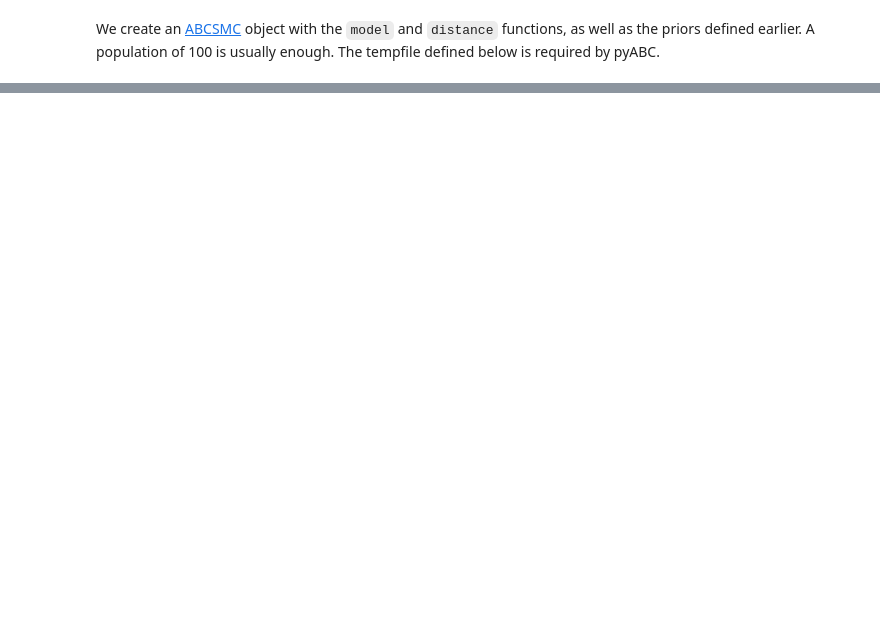
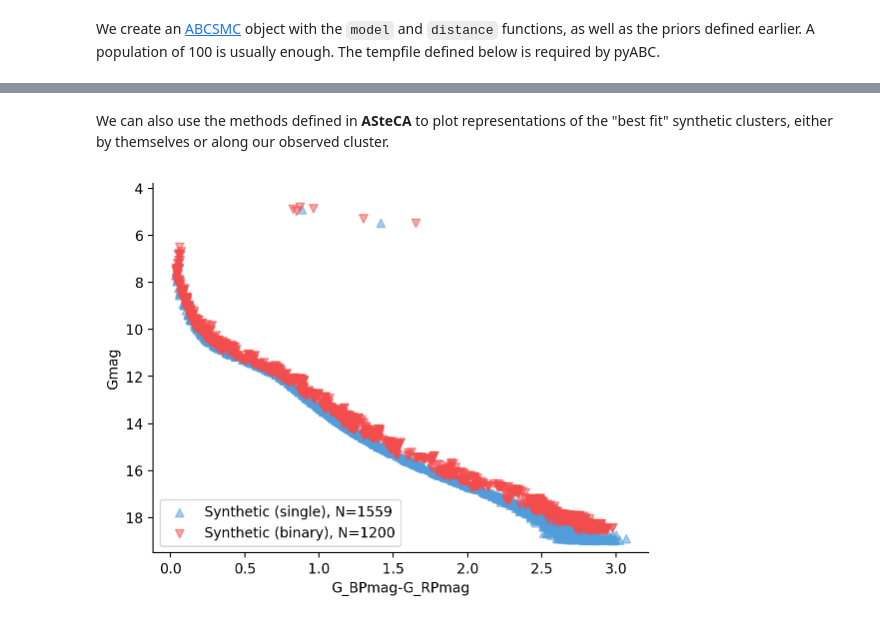
Before and after one commit to asteca/ASteCA, a Jupyter notebook: docs/source/tutorials/quickstart.ipynb, the cells around one changed output, grey strips where cells are left out. Saved outputs shown, nothing was run; the diff lists cells and outputs as text; code cells hidden in the pictures; blank space fills up the shorter version.

```diff
--- a/docs/source/tutorials/quickstart.ipynb
+++ b/docs/source/tutorials/quickstart.ipynb
@@ -147,0 +242,13 @@ pyabc.visualization.plot_histogram_matrix(history)
+# %% [markdown]
+We can also use the methods defined in **ASteCA** to plot representations of the "best fit" synthetic clusters, either by themselves or along our observed cluster.
+# %%
+# Extract medians for the fitted parameters
+fit_params = {
+    k: pyabc.weighted_statistics.weighted_median(df[k].values, w) for k in df.keys()
+}
+
+import matplotlib.pyplot as plt
+synthcl.synthplot(fit_params)
+plt.show()
+# %% [output]
+[figure, added]
```
Also changed, not shown: parts of 36 cells of this notebook, 12 other files.
